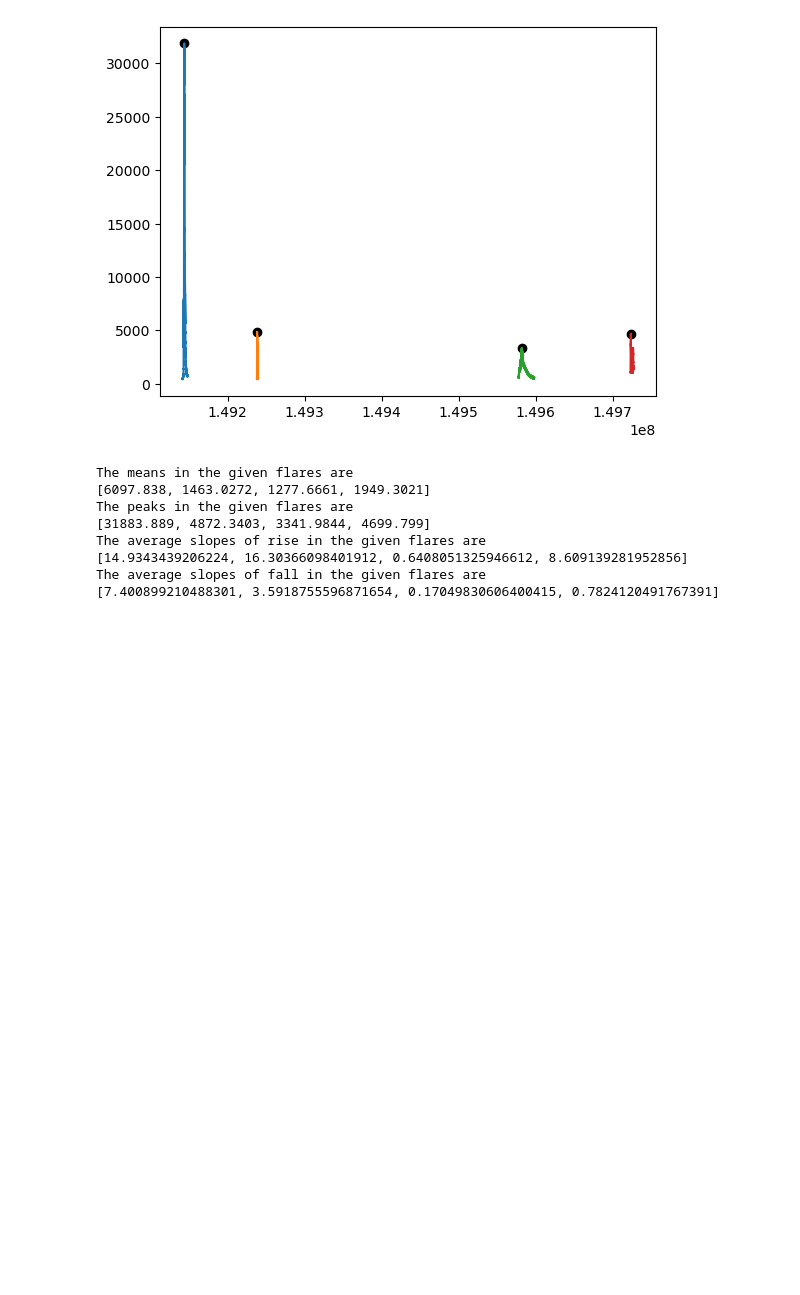
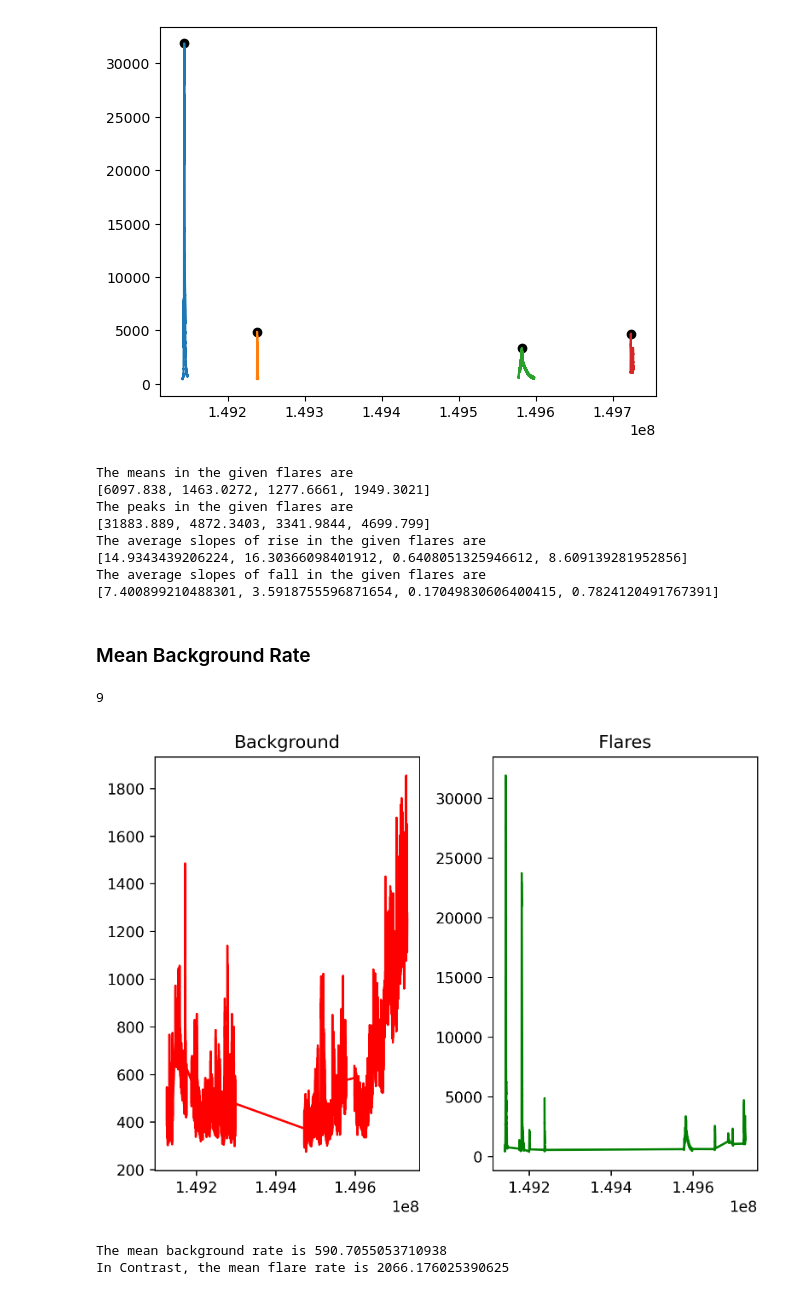
Before and after one commit to harpoonix/Solar-Flares, a Jupyter notebook: Lightcurves.ipynb, the cells around one changed output. Saved outputs shown, nothing was run; the diff lists cells and outputs as text; code cells hidden in the pictures; blank space fills up the shorter version.

Commit message:
Finished Lightcurve background mean and tons of visual representations

```diff
--- a/Lightcurves.ipynb
+++ b/Lightcurves.ipynb
@@ -171,3 +178,38 @@ The average slopes of rise in the given flares are
 [14.9343439206224, 16.30366098401912, 0.6408051325946612, 8.609139281952856]
 The average slopes of fall in the given flares are
 [7.400899210488301, 3.5918755596871654, 0.17049830606400415, 0.7824120491767391]
+# %% [markdown]
+### Mean Background Rate
+# %%
+complete_time = data[0]['TIME']
+complete_rate = data[0]['RATE']
+for i in range(1, 5):
+    complete_time = np.concatenate((complete_time, data[i]['TIME']))
+    complete_rate = np.concatenate((complete_rate, data[i]['RATE']))
+flares = ((complete_time > start[0]) & (complete_time < stop[0]))
+for start_time, stop_time in zip(start, stop):
+    flares = flares | ((complete_time > start_time) & (complete_time < stop_time))
+
+background_times = complete_time[np.logical_not(flares)]
+background_rates = complete_rate[np.logical_not(flares)]
+# %% [output]
+9
+# %%
+#Verifying our background lightcurve points
+Curve, axes = plt.subplots(1, 2, dpi=250)
+
+axes[0].plot(background_times, background_rates, 'r');
+axes[0].set_title('Background')
+axes[1].plot(complete_time[flares], complete_rate[flares], 'g')
+axes[1].set_title('Flares')
+Curve.tight_layout()
+# %% [output]
+[figure, added]
+# %%
+mean_background_rate = background_rates.mean()
+flare_mean_rate = complete_rate[flares].mean()
+print(f'The mean background rate is {mean_background_rate}')
+print(f'In Contrast, the mean flare rate is {flare_mean_rate}')
+# %% [output]
+The mean background rate is 590.7055053710938
+In Contrast, the mean flare rate is 2066.176025390625
```
Also changed, not shown: parts of 3 cells of this notebook.
